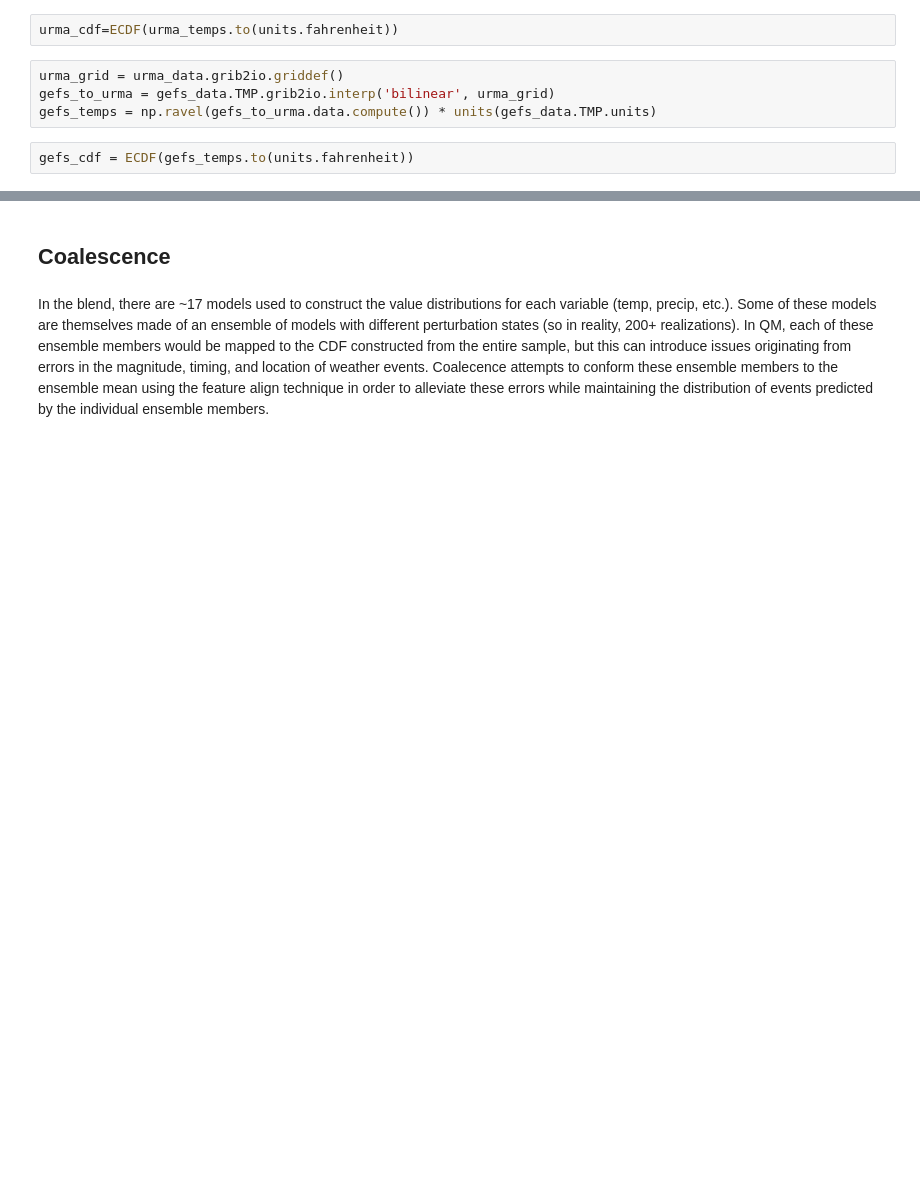
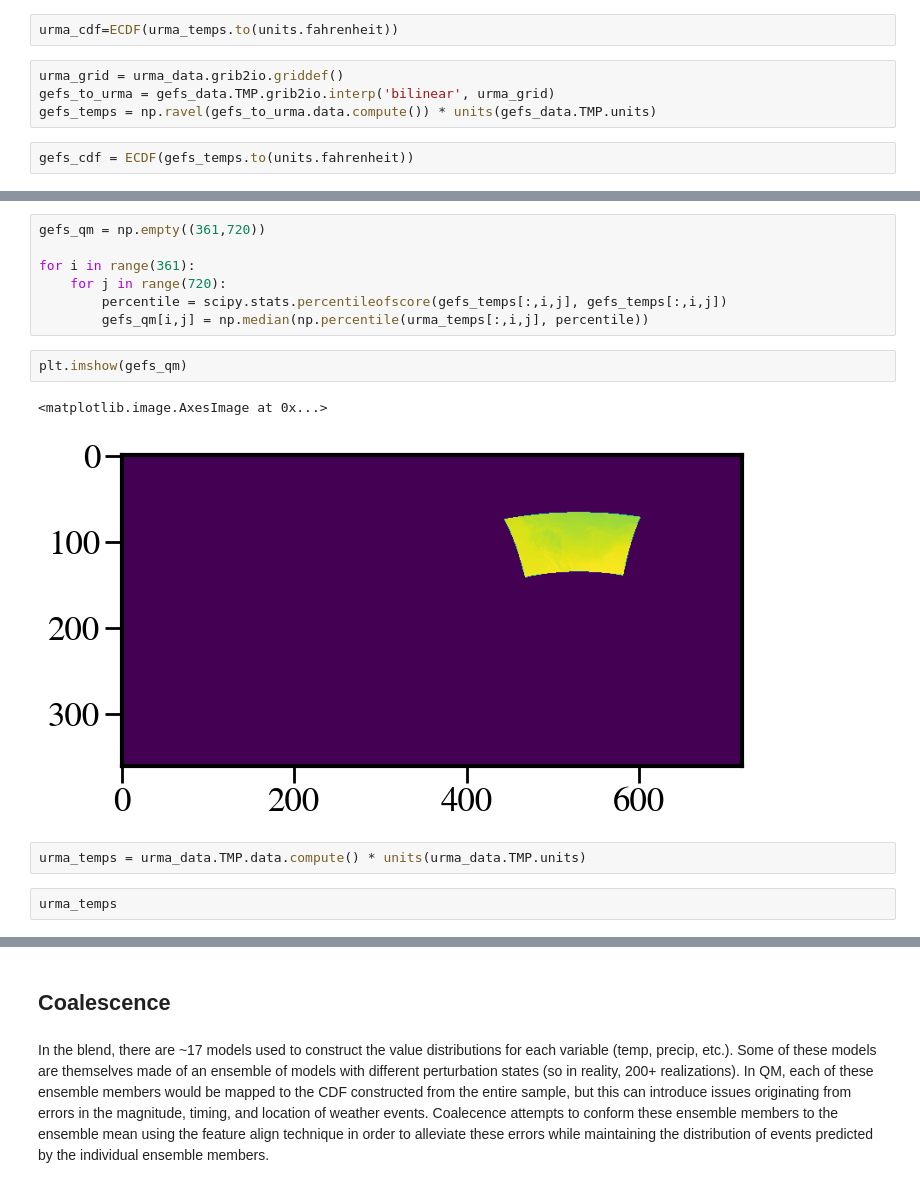
Before and after one commit to SidneyLower-NOAA/SMD_Notebooks, a Jupyter notebook: statistical_surveyor_of_sorts.ipynb, the cells around one changed output, grey strips where cells are left out. Cells and saved outputs as stored; diff of their text form; blank space fills up the shorter version.

```diff
--- a/statistical_surveyor_of_sorts.ipynb
+++ b/statistical_surveyor_of_sorts.ipynb
@@ -670,0 +688,16 @@ Turns out no! can't do. very very mem intensive. (assuming i'm doing this correc
+# %%
+gefs_qm = np.empty((361,720))
+
+for i in range(361):
+    for j in range(720):
+        percentile = scipy.stats.percentileofscore(gefs_temps[:,i,j], gefs_temps[:,i,j])
+        gefs_qm[i,j] = np.median(np.percentile(urma_temps[:,i,j], percentile))
+# %%
+plt.imshow(gefs_qm)
+# %% [output]
+<matplotlib.image.AxesImage at 0x...>
+[figure, added]
+# %%
+urma_temps = urma_data.TMP.data.compute() * units(urma_data.TMP.units)
+# %%
+urma_temps
```
Also changed, not shown: parts of 16 cells of this notebook.
